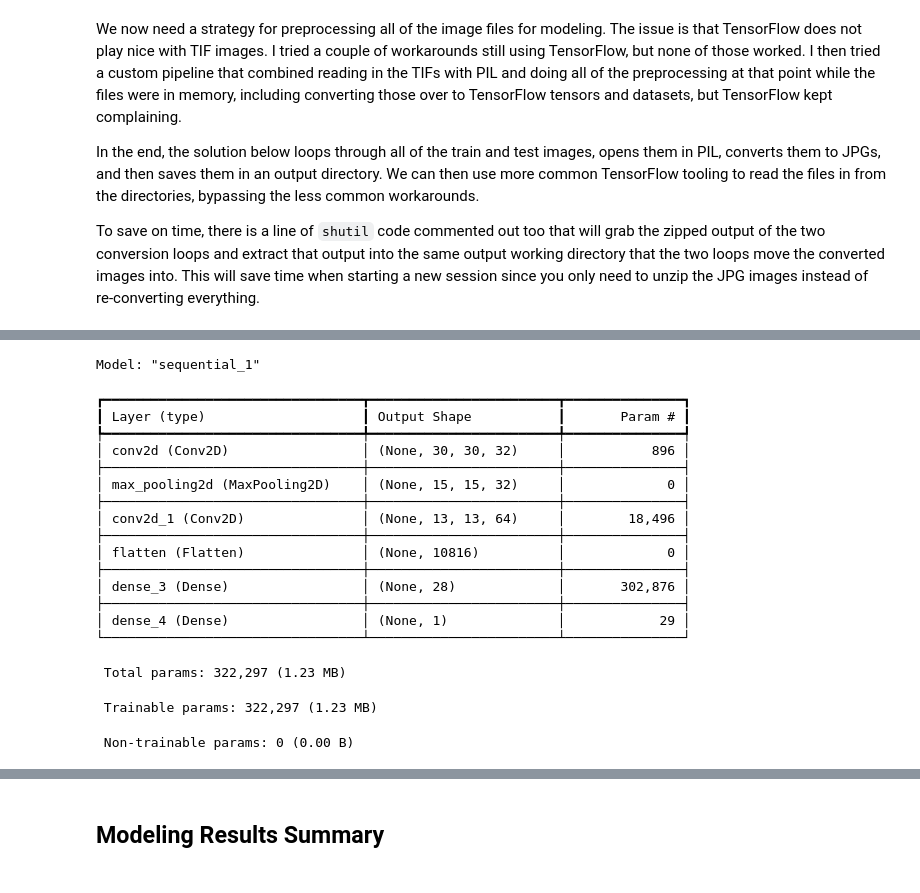
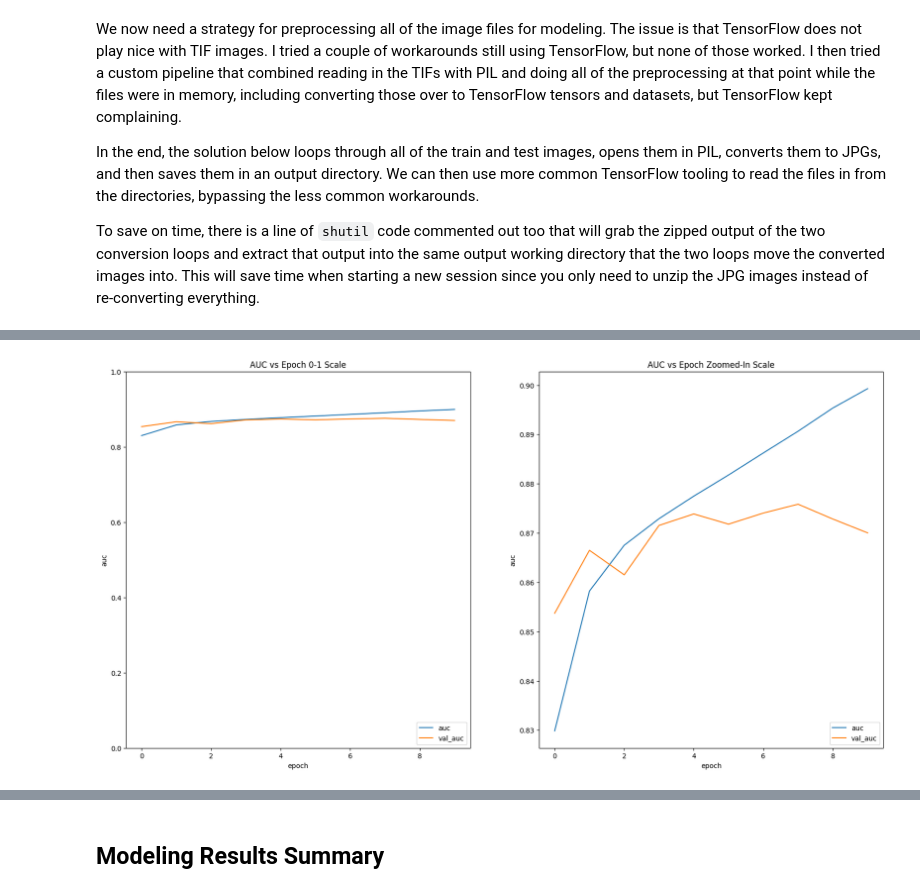
Before and after one commit to jhleakakos/cnn-cancer-detection, a Jupyter notebook: so_convolved.ipynb, the cells around one changed output, grey strips where cells are left out. Drawn from its saved outputs; the diff is of its cells as text; code cells hidden in the pictures.

Commit message:
add first batch of modeling code with no real optimization

```diff
--- a/so_convolved.ipynb
+++ b/so_convolved.ipynb
@@ -422,0 +436,13 @@ Model: "sequential"
+# %%
+cnn = models.Sequential()
+cnn.add(Input((32, 32, 3)))
+cnn.add(layers.Conv2D(32, (3, 3), activation='relu'))
+cnn.add(layers.MaxPooling2D((2, 2)))
+cnn.add(layers.Conv2D(64, (3, 3), activation='relu'))
+cnn.add(layers.MaxPooling2D((2, 2)))
+cnn.add(layers.Conv2D(64, (3, 3), activation='relu'))
+cnn.add(layers.Flatten())
+cnn.add(layers.Dense(64, activation='relu'))
+cnn.add(layers.Dense(1, activation='sigmoid'))
+
+cnn.summary()
@@ -423,6 +473,12 @@ Model: "sequential"
 # %%
-ann.compile(
-    optimizer='SGD'
+cnn.compile(
+    optimizer='adam'
     , loss='binary_crossentropy'
     , metrics=['auc']
 )
+
+hist = cnn.fit(
+    ds_train
+    , epochs=10
+    , validation_data=ds_val
+)
@@ -457,22 +505,0 @@ cnn.add(layers.Dense(1, activation='sigmoid'))
-# %%
-cnn.summary()
-# %% [output]
-Model: "sequential_1"
-┏━━━━━━━━━━━━━━━━━━━━━━━━━━━━━━━━━┳━━━━━━━━━━━━━━━━━━━━━━━━┳━━━━━━━━━━━━━━━┓
-┃ Layer (type)                    ┃ Output Shape           ┃       Param # ┃
-┡━━━━━━━━━━━━━━━━━━━━━━━━━━━━━━━━━╇━━━━━━━━━━━━━━━━━━━━━━━━╇━━━━━━━━━━━━━━━┩
-│ conv2d (Conv2D)                 │ (None, 30, 30, 32)     │           896 │
-├─────────────────────────────────┼────────────────────────┼───────────────┤
-│ max_pooling2d (MaxPooling2D)    │ (None, 15, 15, 32)     │             0 │
-├─────────────────────────────────┼────────────────────────┼───────────────┤
-│ conv2d_1 (Conv2D)               │ (None, 13, 13, 64)     │        18,496 │
-├─────────────────────────────────┼────────────────────────┼───────────────┤
-│ flatten (Flatten)               │ (None, 10816)          │             0 │
-├─────────────────────────────────┼────────────────────────┼───────────────┤
-│ dense_3 (Dense)                 │ (None, 28)             │       302,876 │
-├─────────────────────────────────┼────────────────────────┼───────────────┤
-│ dense_4 (Dense)                 │ (None, 1)              │            29 │
-└─────────────────────────────────┴────────────────────────┴───────────────┘
- Total params: 322,297 (1.23 MB)
- Trainable params: 322,297 (1.23 MB)
- Non-trainable params: 0 (0.00 B)
@@ -484,0 +506,23 @@ cnn.compile(
+# %%
+fig, axes = plt.subplots(
+    1
+    , 2
+    , figsize=(20,10)
+)
+
+axes[0].plot(hist.history['auc'], label='auc');
+axes[0].plot(hist.history['val_auc'], label='val_auc');
+axes[0].set_xlabel('epoch');
+axes[0].set_ylabel('auc');
+axes[0].set_ylim([0, 1]);
+axes[0].legend(loc='lower right');
+axes[0].set_title('AUC vs Epoch 0-1 Scale');
+
+axes[1].plot(hist.history['auc'], label='auc');
+axes[1].plot(hist.history['val_auc'], label='val_auc');
+axes[1].set_xlabel('epoch');
+axes[1].set_ylabel('auc');
+axes[1].legend(loc='lower right');
+axes[1].set_title('AUC vs Epoch Zoomed-In Scale');
+# %% [output]
+[figure, added]
```
Also changed, not shown: parts of 16 cells of this notebook.
